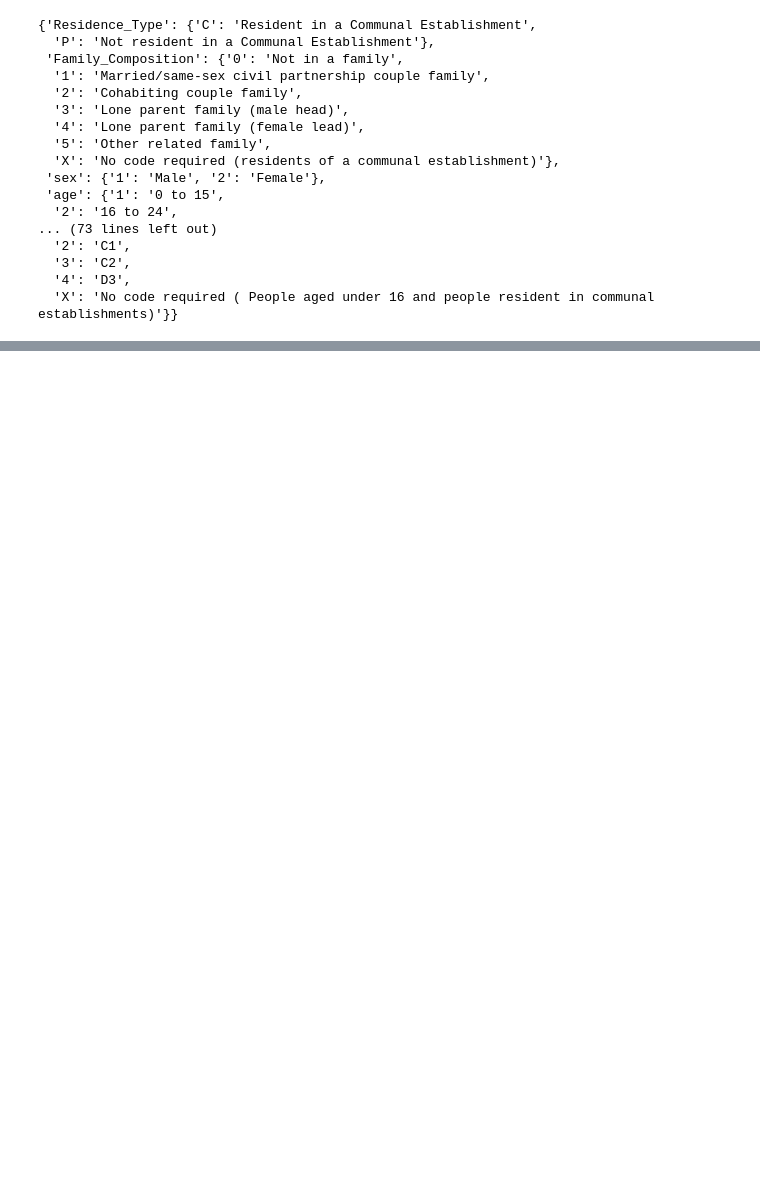
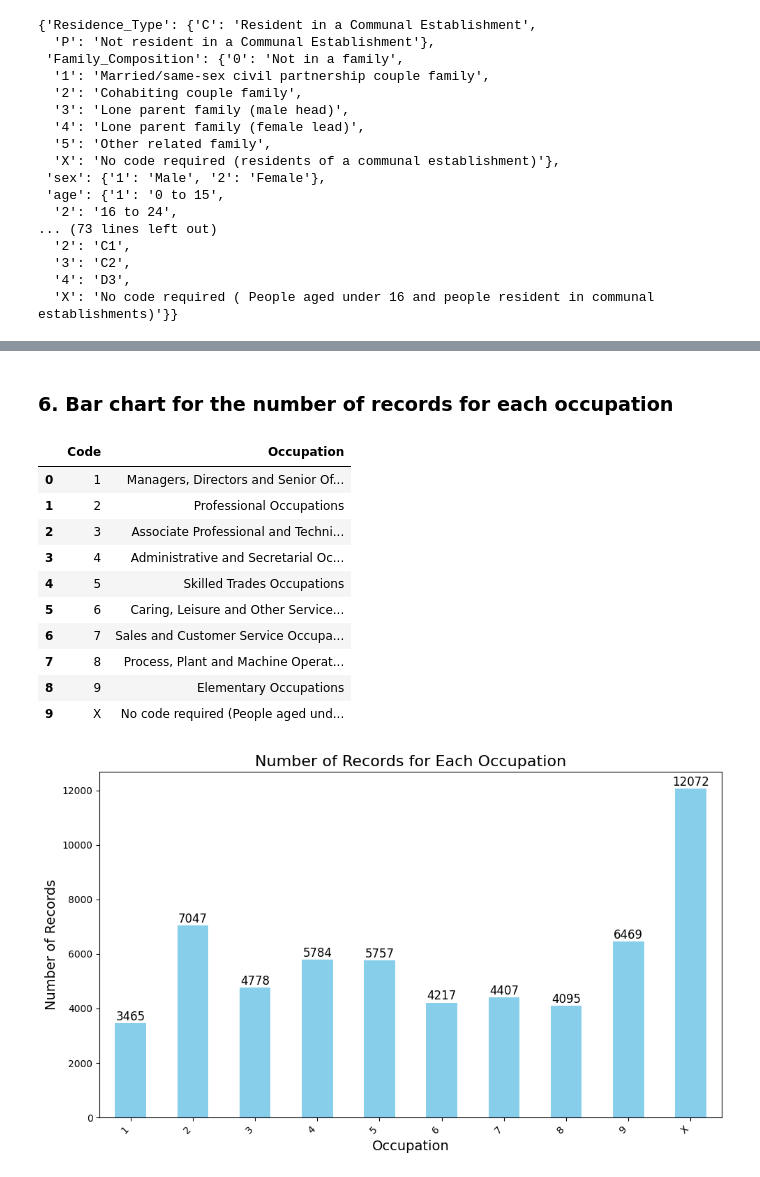
Before and after one commit to Miya696/5002, a Jupyter notebook: notebooks/census2011.ipynb, the cells around one changed output, grey strips where cells are left out. Cells and saved outputs as stored; diff of their text form; code cells hidden in the pictures; blank space fills up the shorter version.

```diff
--- a/notebooks/census2011.ipynb
+++ b/notebooks/census2011.ipynb
@@ -144,0 +241,43 @@ Cleaned data saved to ../data/output.csv
+# %% [markdown]
+### 6. Bar chart for the number of records for each occupation
+# %%
+
+# 计算每个职业的记录数
+occupation_counts = data['occupation'].value_counts().sort_index()  # 根据 'occupation' 列的值计算数量并排序
+
+# 创建一个条形图
+plt.figure(figsize=(10, 6))
+ax = occupation_counts.plot(kind='bar', color='skyblue')
+
+# 添加标题和标签
+plt.title('Number of Records for Each Occupation', fontsize=16)
+plt.xlabel('Occupation', fontsize=14)
+plt.ylabel('Number of Records', fontsize=14)
+
+# 在每个条形上添加数值标签
+for i, v in enumerate(occupation_counts):
+    ax.text(i, v + 0.5, str(v), ha='center', va='bottom', fontsize=12)
+
+# 显示编码和文本内容
+occupation_labels = labels.get('Occupation', {})
+occupation_df = pd.DataFrame(list(occupation_labels.items()), columns=['Code', 'Occupation'])
+import IPython.display as display
+display.display(occupation_df)
+
+# 显示图表
+plt.xticks(rotation=45, ha='right')  # 设置X轴标签倾斜显示，防止重叠
+plt.tight_layout()  # 调整布局以防止标签被遮挡
+plt.show()
+# %% [output]
+|  | Code | Occupation |
+| 0 | 1 | Managers, Directors and Senior Of... |
+| 1 | 2 | Professional Occupations |
+| 2 | 3 | Associate Professional and Techni... |
+| 3 | 4 | Administrative and Secretarial Oc... |
+| 4 | 5 | Skilled Trades Occupations |
+| 5 | 6 | Caring, Leisure and Other Service... |
+| 6 | 7 | Sales and Customer Service Occupa... |
+| 7 | 8 | Process, Plant and Machine Operat... |
+| 8 | 9 | Elementary Occupations |
+| 9 | X | No code required (People aged und... |
+[figure, added]
```
Also changed, not shown: parts of 44 cells of this notebook, 14 other files.
